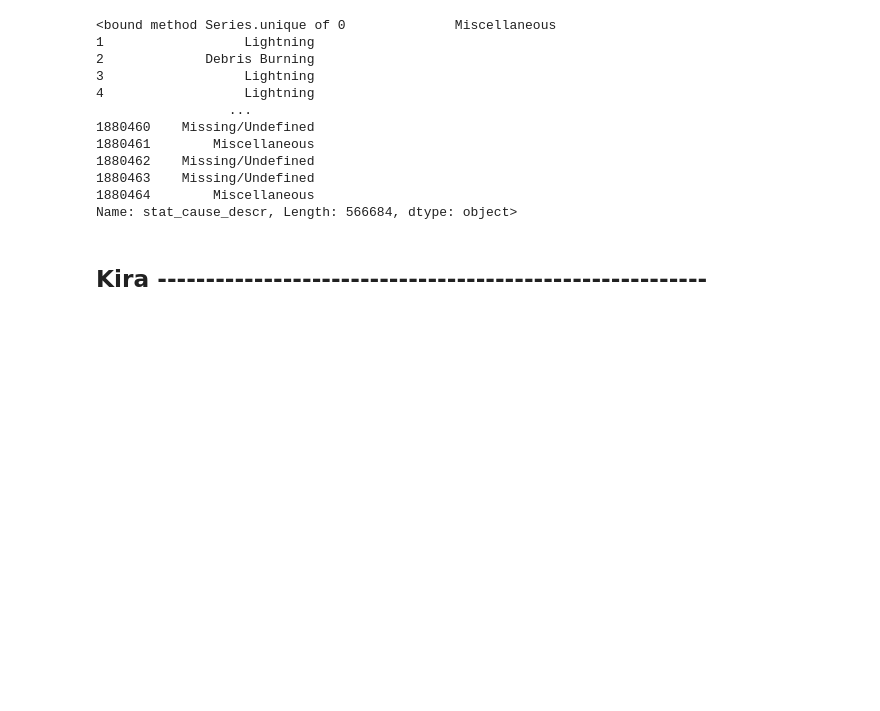
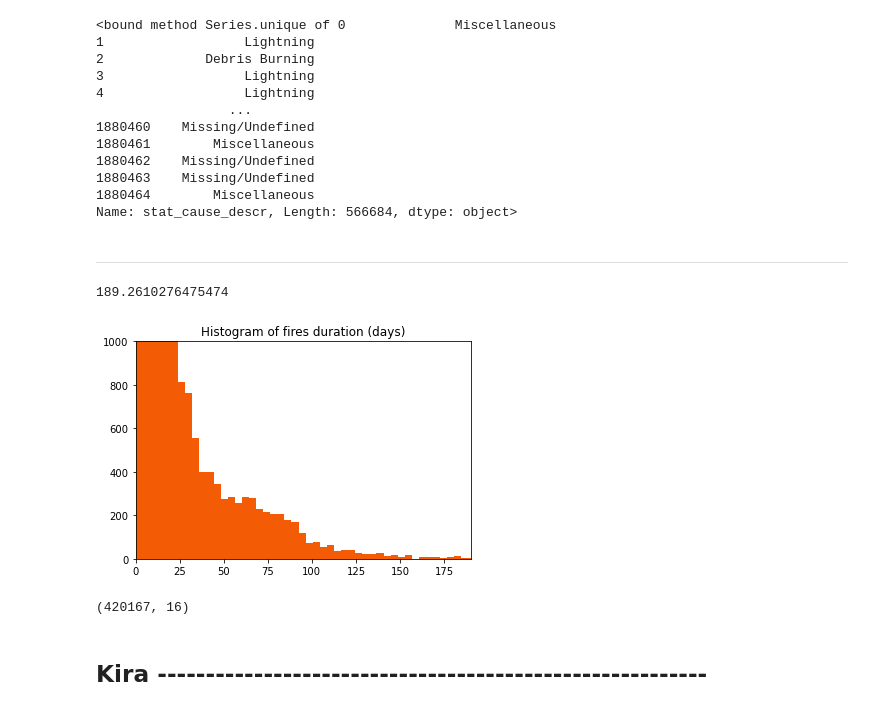
Before and after one commit to Marrrta/wildfires, a Jupyter notebook: cleaning.ipynb, the cells around one changed output. Cells and saved outputs as stored; diff of their text form; code cells hidden in the pictures; blank space fills up the shorter version.

Commit message:
removing longfire outliars

```diff
--- a/cleaning.ipynb
+++ b/cleaning.ipynb
@@ -153,3 +153,23 @@ fire_df['stat_cause_descr'].unique
 1880463    Missing/Undefined
 1880464        Miscellaneous
 Name: stat_cause_descr, Length: 566684, dtype: object>
+# %% [markdown]
+-----
+# %%
+# Removing Outliars in the data
+# particularly around Fire Duration longer than 3 standard Deviations
+
+fire_df = pd.read_pickle('./data/clean_fire_pickle.pkl')
+# %%
+import matplotlib.pyplot as plt
+
+fire_df['time_burnt'].mean() + 10*fire_df['time_burnt'].std()
+# %% [output]
+189.2610276475474
+# %%
+plt.hist(fire_df['time_burnt'], bins = 1000, color = '#F35B04')
+plt.ylim(0,1000)
+plt.xlim(0,190)
+plt.title('Histogram of fires duration (days)');
+# %% [output]
+[figure, added]
@@ -155,0 +178,4 @@ Name: stat_cause_descr, Length: 566684, dtype: object>
+# %%
+fire_df.shape
+# %% [output]
+(420167, 16)
```
Also changed, not shown: parts of 2 cells of this notebook, 1 other file.
